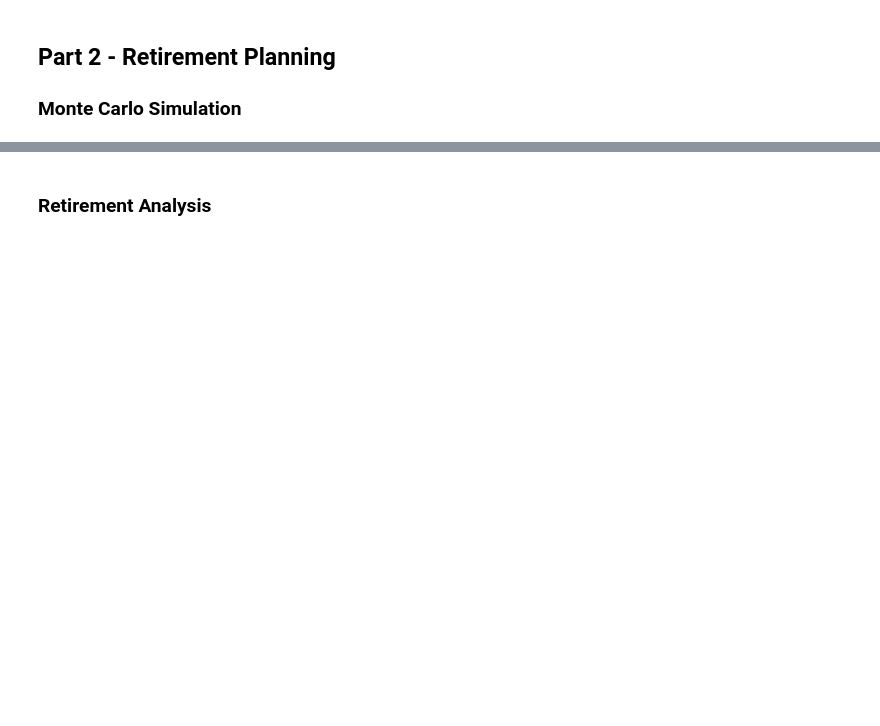
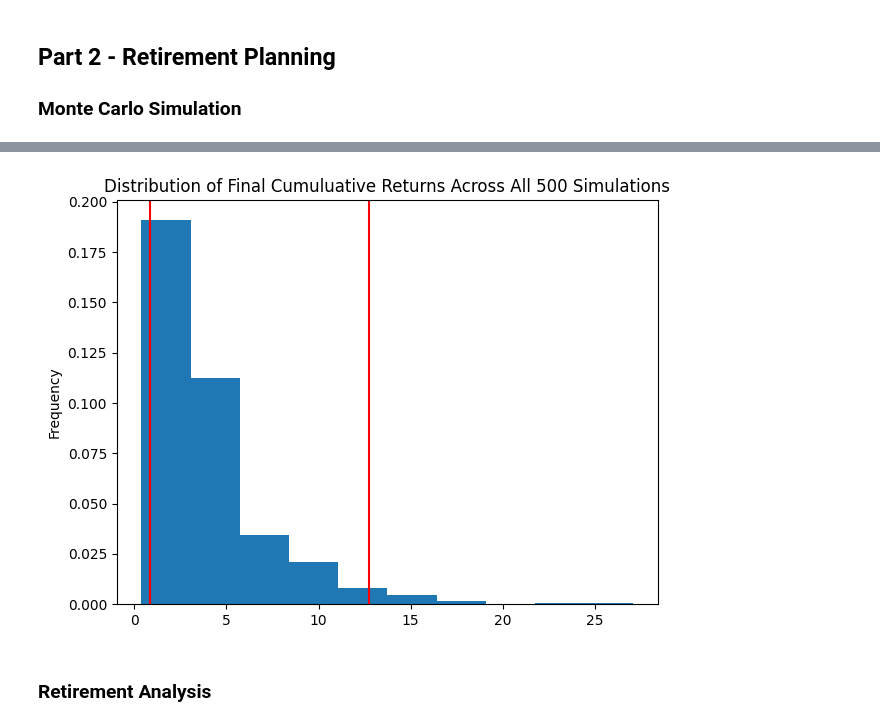
Before and after one commit to marcleipold/-Module-5-Challenge---APIs, a Jupyter notebook: Starter_Code/financial-planner.ipynb, the cells around one changed output, grey strips where cells are left out. Drawn from its saved outputs; the diff is of its cells as text; code cells hidden in the pictures; blank space fills up the shorter version.

```diff
--- a/Starter_Code/financial-planner.ipynb
+++ b/Starter_Code/financial-planner.ipynb
@@ -210,3 +303,16 @@ df_stock_data.head()
+# %%
+# Plot probability distribution and confidence intervals
+MC_60_40_dist.plot_distribution()
+
+plt.tight_layout()
+
+# Save the line plot as a PNG file
+plt.savefig('../Images/distribution_500_bar.png')
+
+# Show the plot in a window (optional)
+plt.show()
+# %% [output]
+[figure, added]
 # %% [markdown]
 ### Retirement Analysis
 # %%
```
Also changed, not shown: parts of 41 cells of this notebook, 11 other files.
